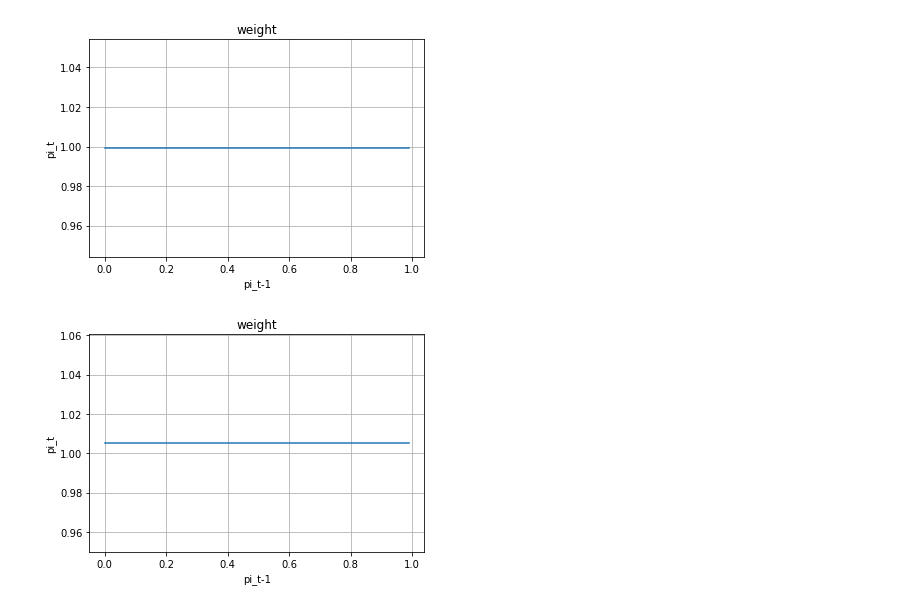
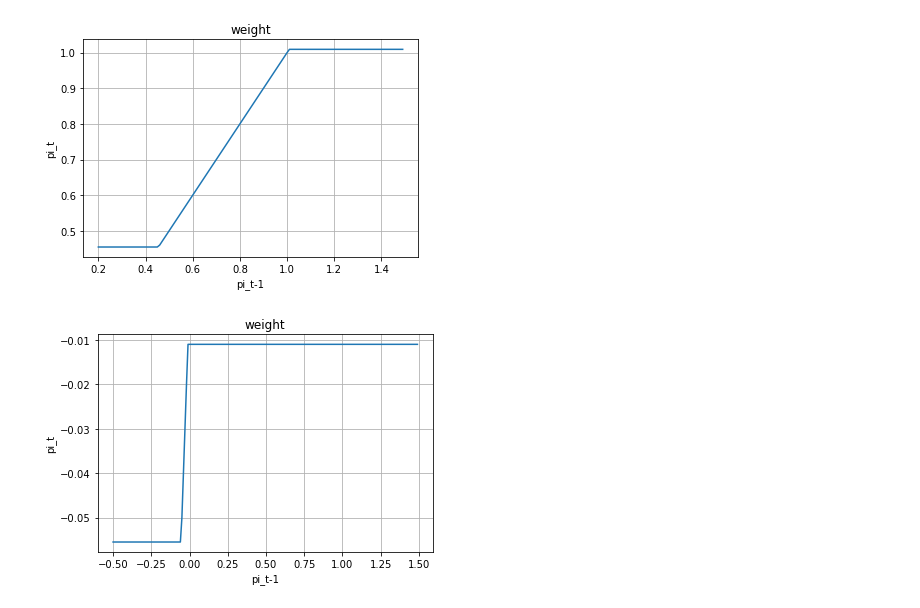
Before and after one commit to jsxzliran/TransactionCost, a Jupyter notebook: MultiStockTradingCost.ipynb, the cells around one changed output. Cells and saved outputs as stored; diff of their text form; code cells hidden in the pictures.

Commit message:
Add files via upload
fixed the errors in data generator and it now works with multiple assets of different correlation

```diff
--- a/MultiStockTradingCost.ipynb
+++ b/MultiStockTradingCost.ipynb
@@ -23,19 +23,23 @@ cov = np.array([[0.25, 0],[0, 0.25]])
 # %%
 # Create a stock simulation with prices, returns
-stock = dg.ManyStocks(seed,num,mu,s0,cov,npaths,seq_length-1,T)
+stock = dg.ManyStocks(seed,num_stocks,mu,s0,cov,npaths,seq_length-1,T)
 prices = torch.tensor(stock.Prices(),dtype=torch.float).to(device)
 returns = torch.tensor(stock.Returns(),dtype=torch.float).to(device)
 # Create a default strategy as initial input, better use the optimal strategy without cost
-strategy = 0.5*torch.ones((num,seq_length,npaths),dtype=torch.float).to(device)
+strategy = 0.8*torch.ones((num_stocks,seq_length,npaths),dtype=torch.float).to(device)
 # Create a trading cost
-cost =  torch.tensor(0.05*np.ones([num,seq_length-1,npaths]),dtype=torch.double).to(device)
+cost =  torch.tensor(0.05*np.ones([num_stocks,seq_length-1,npaths]),dtype=torch.double).to(device)
+# plt.plot(prices[0].cpu().detach())
+#print(torch.sum(torch.var(returns[1],1)))
+#print(torch.sum(torch.mean(returns[1],1)))
 # %%
 def cal_return(strat):
-    r1 = strat[:,:-1, :]*returns-torch.sum(cost*abs((strat[:,:-1, :]*returns+1)*strat[:,1:, :]-(returns+1)*strat[:,:-1, :]),axis=0)
-    r2 = strat[:,:-1, :]*returns-torch.sum(cost*abs((r1+1)*strat[:,1:, :]-(returns+1)*strat[:,:-1, :]),axis=0)
-    r3 = strat[:,:-1, :]*returns-torch.sum(cost*abs((r2+1)*strat[:,1:, :]-(returns+1)*strat[:,:-1, :]),axis=0)
-    r4 = strat[:,:-1, :]*returns-torch.sum(cost*abs((r3+1)*strat[:,1:, :]-(returns+1)*strat[:,:-1, :]),axis=0)
-    r5 = strat[:,:-1, :]*returns-torch.sum(cost*abs((r4+1)*strat[:,1:, :]-(returns+1)*strat[:,:-1, :]),axis=0)
+    r0 = torch.sum(strat[:,:-1, :]*returns,0)
+    r1 = r0-torch.sum(cost*abs((r0+1)*strat[:,1:, :]-(returns+1)*strat[:,:-1, :]),axis=0)
+    r2 = r0-torch.sum(cost*abs((r1+1)*strat[:,1:, :]-(returns+1)*strat[:,:-1, :]),axis=0)
+    r3 = r0-torch.sum(cost*abs((r2+1)*strat[:,1:, :]-(returns+1)*strat[:,:-1, :]),axis=0)
+    r4 = r0-torch.sum(cost*abs((r3+1)*strat[:,1:, :]-(returns+1)*strat[:,:-1, :]),axis=0)
+    r5 = r0-torch.sum(cost*abs((r4+1)*strat[:,1:, :]-(returns+1)*strat[:,:-1, :]),axis=0)
     return r5
 
 class Cal_return(nn.Module):
@@ -130,10 +151,11 @@ class SimpleRNN(nn.Module):
         # initialize some bias and weight
         self.rnn.input_param.weight = torch.nn.Parameter(torch.zeros_like(self.rnn.input_param.weight))
         self.rnn.hidden_param.weight = torch.nn.Parameter(torch.ones_like(self.rnn.hidden_param.weight))
-        self.rnn.hidden_param.bias = torch.nn.Parameter(-0.76*torch.ones_like(self.rnn.hidden_param.bias))
-        self.rnn.fc1_param.bias = torch.nn.Parameter(0.08*torch.ones_like(self.rnn.fc1_param.bias))
+        self.rnn.hidden_param.bias = torch.nn.Parameter(-0.0*torch.ones_like(self.rnn.hidden_param.bias))
+        self.rnn.fc1_param.bias = torch.nn.Parameter(0.1*torch.ones_like(self.rnn.fc1_param.bias))
         self.rnn.fc1_param.weight = torch.nn.Parameter(-1*torch.ones_like(self.rnn.fc1_param.weight))
         self.rnn.fc2_param.weight = torch.nn.Parameter(-1*torch.ones_like(self.rnn.fc2_param.weight))
+        self.rnn.rotate_param.weight = torch.nn.Parameter(torch.diag(torch.ones(self.dim_size)))
         self.out.weight = torch.nn.Parameter(*torch.ones_like(self.out.weight))
 
     def step(self, input, hidden=None):
@@ -145,7 +167,7 @@ class SimpleRNN(nn.Module):
         hidden = self.__init__hidden().to(device)
         output, hidden = self.rnn(inputs.float(), hidden.float())
         # output2 the overall wealth at time T
-        output2 = torch.sum(torch.prod(cal_return(output.float()).to(device)+1,1),0)
+        output2 = torch.prod(cal_return(output).to(device)+1,0)
         return  output, output2
         #return  output
 
@@ -158,13 +180,13 @@ n_epochs = 200
 input_size = 1
 hidden_size = 1
 n_layers = 1
-batch_size = 1000
-seq_length = 120
-dim_size = 2
+batch_size = npaths
+seq_length = seq_length
+dim_size = num_stocks
 
 model = SimpleRNN(input_size, hidden_size, n_layers, batch_size, seq_length,dim_size).to(device)
-#criterion = LogUtilityLoss()
-criterion = PowerUtilityLoss(2)
+criterion = LogUtilityLoss()
+#criterion = PowerUtilityLoss(2)
 #model.rnn.bias_ih_l0.requires_grad = False
 #model.rnn.bias_ih_l1.requires_grad = False
 #model.rnn.weight_hh_l0.requires_grad = False
@@ -174,6 +196,6 @@ model.rnn.hidden_param.weight.requires_grad = False
 model.rnn.fc1_param.weight.requires_grad = False
 model.rnn.fc2_param.weight.requires_grad = False
 #model.rnn.fc2_param.bias.requires_grad = True
-optimizer = optim.Adam(filter(lambda p: p.requires_grad, model.parameters()), lr=0.01)
+optimizer = optim.Adam(filter(lambda p: p.requires_grad, model.parameters()), lr=0.02)
 # %%
 # Loss for plotting
@@ -257,6 +252,6 @@ out.weight tensor([1., 1.], device='cuda:0')
 # %%
-# Data for plotting
-t = torch.tensor(np.arange(0, 1, 0.01)).to(device)
+# Plot the non trade region of the first asset
+t = torch.tensor(np.arange(0.2, 1.5, 0.01)).to(device)
 s = model.rnn.fc2_param.weight[0]*F.relu(model.rnn.fc1_param.weight[0]*F.relu(0.8*model.rnn.input_param.weight[0]+model.rnn.hidden_param.weight[0]*t+model.rnn.hidden_param.bias[0])+model.rnn.fc1_param.bias[0])+model.rnn.fc1_param.bias[0]-model.rnn.hidden_param.bias[0]
 
 fig, ax = plt.subplots()
@@ -266,23 +261,23 @@ ax.set(xlabel='pi_t-1', ylabel='pi_t',
        title='weight')
 ax.grid()
 
-fig.savefig("test.png")
+fig.savefig("relu1.png")
 plt.show()
 # %% [output]
-[figure, old version]
+[figure, new version]
 # %%
-# Data for plotting
-t = torch.tensor(np.arange(0, 1, 0.01)).to(device)
+# Plot the non trade region of the second asset
+t = torch.tensor(np.arange(-0.5, 1.5, 0.01)).to(device)
 s = model.rnn.fc2_param.weight[1]*F.relu(model.rnn.fc1_param.weight[1]*F.relu(0.8*model.rnn.input_param.weight[1]+model.rnn.hidden_param.weight[1]*t+model.rnn.hidden_param.bias[1])+model.rnn.fc1_param.bias[1])+model.rnn.fc1_param.bias[1]-model.rnn.hidden_param.bias[1]
 
 fig, ax = plt.subplots()
 ax.plot(t.cpu().detach(), s.cpu().view(-1).detach())
 
 ax.set(xlabel='pi_t-1', ylabel='pi_t',
        title='weight')
 ax.grid()
 
-fig.savefig("test.png")
+fig.savefig("relu2.png")
 plt.show()
 # %% [output]
-[figure, old version]
+[figure, new version]
```
Also changed, not shown: parts of 10 cells of this notebook, 1 other file.
